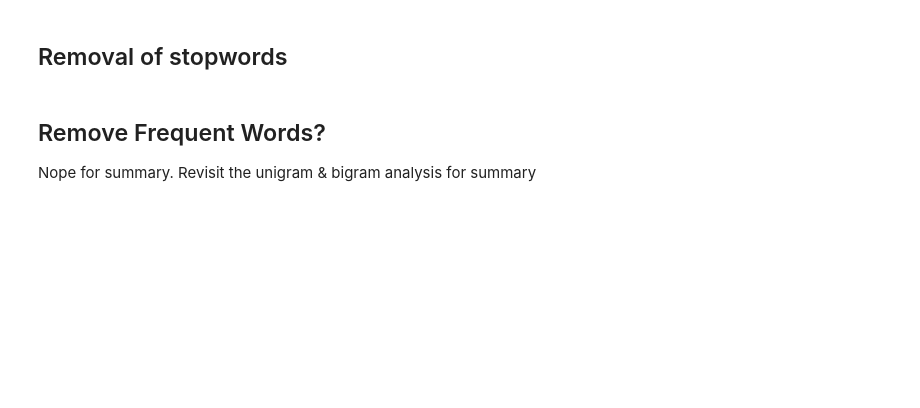
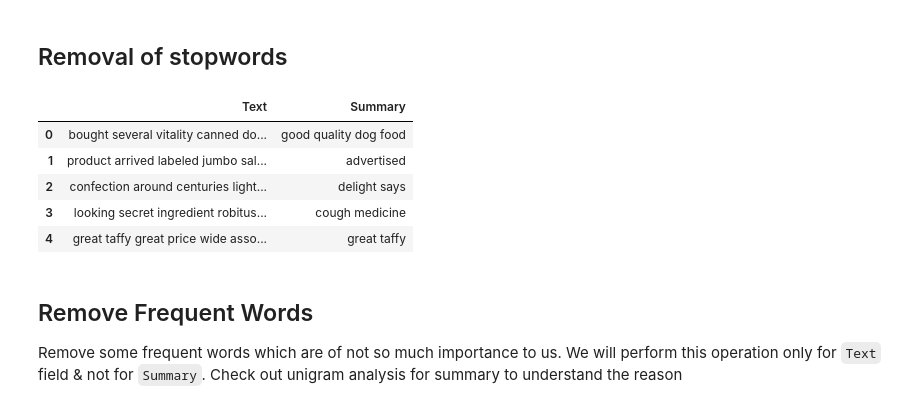
Before and after one commit to adimyth/customer_sentiment_analysis, a Jupyter notebook: notebooks/data_processing.ipynb, the cells around one changed output. Cells and saved outputs as stored; diff of their text form; code cells hidden in the pictures; blank space fills up the shorter version.

```diff
--- a/notebooks/data_processing.ipynb
+++ b/notebooks/data_processing.ipynb
@@ -38,7 +65,18 @@ def remove_stopwords(text):
     return " ".join([word for word in str(text).split() if word not in STOPWORDS])
 # %%
 df["Summary"] = df["Summary"].apply(lambda text: remove_stopwords(text))
+# %%
+df["Text"] = df["Text"].apply(lambda text: remove_stopwords(text))
+# %%
+df[["Text", "Summary"]].head()
+# %% [output]
+|  | Text | Summary |
+| 0 | bought several vitality canned do... | good quality dog food |
+| 1 | product arrived labeled jumbo sal... | advertised |
+| 2 | confection around centuries light... | delight says |
+| 3 | looking secret ingredient robitus... | cough medicine |
+| 4 | great taffy great price wide asso... | great taffy |
 # %% [markdown]
-## Remove Frequent Words?
+## Remove Frequent Words
 
-Nope for summary. Revisit the unigram & bigram analysis for summary
+Remove some frequent words which are of not so much importance to us. We will perform this operation only for `Text` field & not for `Summary`. Check out unigram analysis for summary to understand the reason
```
Also changed, not shown: parts of 41 cells of this notebook, 2 other files.
